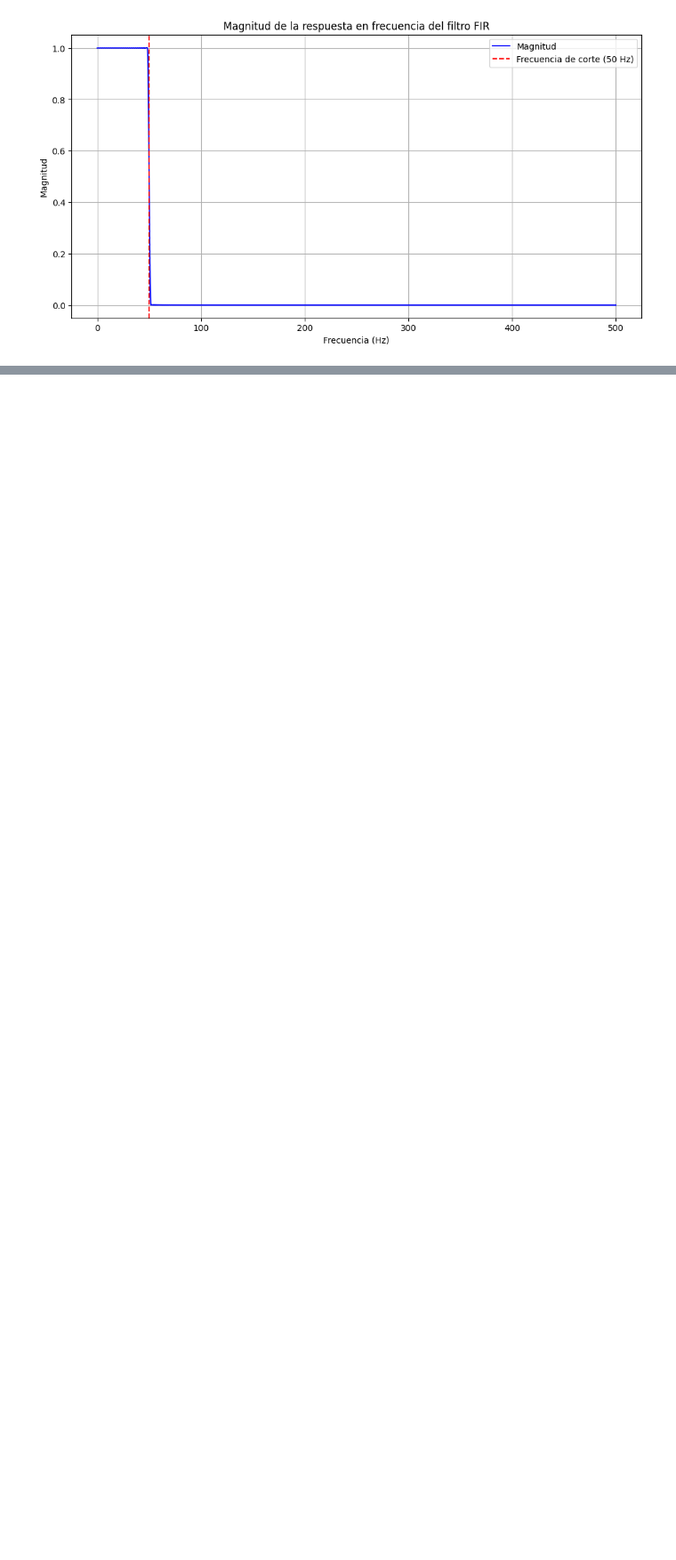
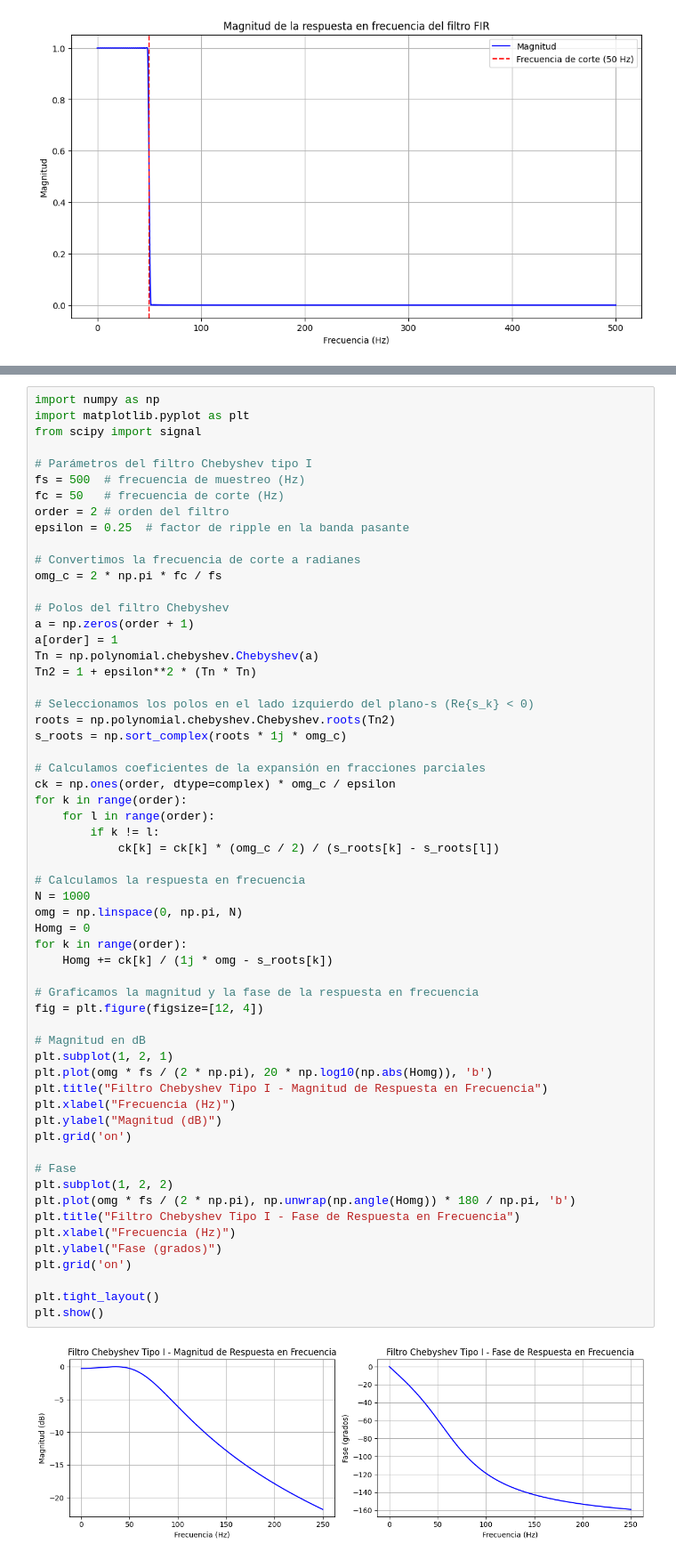
Before and after one commit to May3012/LAB4_PDS, a Jupyter notebook: tarea_asincrona_20210548.ipynb, the cells around one changed output, grey strips where cells are left out. Shown at 89% size. Drawn from its saved outputs; the diff is of its cells as text; blank space fills up the shorter version.

```diff
--- a/tarea_asincrona_20210548.ipynb
+++ b/tarea_asincrona_20210548.ipynb
@@ -111,0 +260,61 @@ plt.show()
+# %%
+import numpy as np
+import matplotlib.pyplot as plt
+from scipy import signal
+
+# Parámetros del filtro Chebyshev tipo I
+fs = 500  # frecuencia de muestreo (Hz)
+fc = 50   # frecuencia de corte (Hz)
+order = 2 # orden del filtro
+epsilon = 0.25  # factor de ripple en la banda pasante
+
+# Convertimos la frecuencia de corte a radianes
+omg_c = 2 * np.pi * fc / fs
+
+# Polos del filtro Chebyshev
+a = np.zeros(order + 1)
+a[order] = 1
+Tn = np.polynomial.chebyshev.Chebyshev(a)
+Tn2 = 1 + epsilon**2 * (Tn * Tn)
+
+# Seleccionamos los polos en el lado izquierdo del plano-s (Re{s_k} < 0)
+roots = np.polynomial.chebyshev.Chebyshev.roots(Tn2)
+s_roots = np.sort_complex(roots * 1j * omg_c)
+
+# Calculamos coeficientes de la expansión en fracciones parciales
+ck = np.ones(order, dtype=complex) * omg_c / epsilon
+for k in range(order):
+    for l in range(order):
+        if k != l:
+            ck[k] = ck[k] * (omg_c / 2) / (s_roots[k] - s_roots[l])
+
+# Calculamos la respuesta en frecuencia
+N = 1000
+omg = np.linspace(0, np.pi, N)
+Homg = 0
+for k in range(order):
+    Homg += ck[k] / (1j * omg - s_roots[k])
+
+# Graficamos la magnitud y la fase de la respuesta en frecuencia
+fig = plt.figure(figsize=[12, 4])
+
+# Magnitud en dB
+plt.subplot(1, 2, 1)
+plt.plot(omg * fs / (2 * np.pi), 20 * np.log10(np.abs(Homg)), 'b')
+plt.title("Filtro Chebyshev Tipo I - Magnitud de Respuesta en Frecuencia")
+plt.xlabel("Frecuencia (Hz)")
+plt.ylabel("Magnitud (dB)")
+plt.grid('on')
+
+# Fase
+plt.subplot(1, 2, 2)
+plt.plot(omg * fs / (2 * np.pi), np.unwrap(np.angle(Homg)) * 180 / np.pi, 'b')
+plt.title("Filtro Chebyshev Tipo I - Fase de Respuesta en Frecuencia")
+plt.xlabel("Frecuencia (Hz)")
+plt.ylabel("Fase (grados)")
+plt.grid('on')
+
+plt.tight_layout()
+plt.show()
+# %% [output]
+[figure, added]
```
Also changed, not shown: parts of 10 cells of this notebook.
